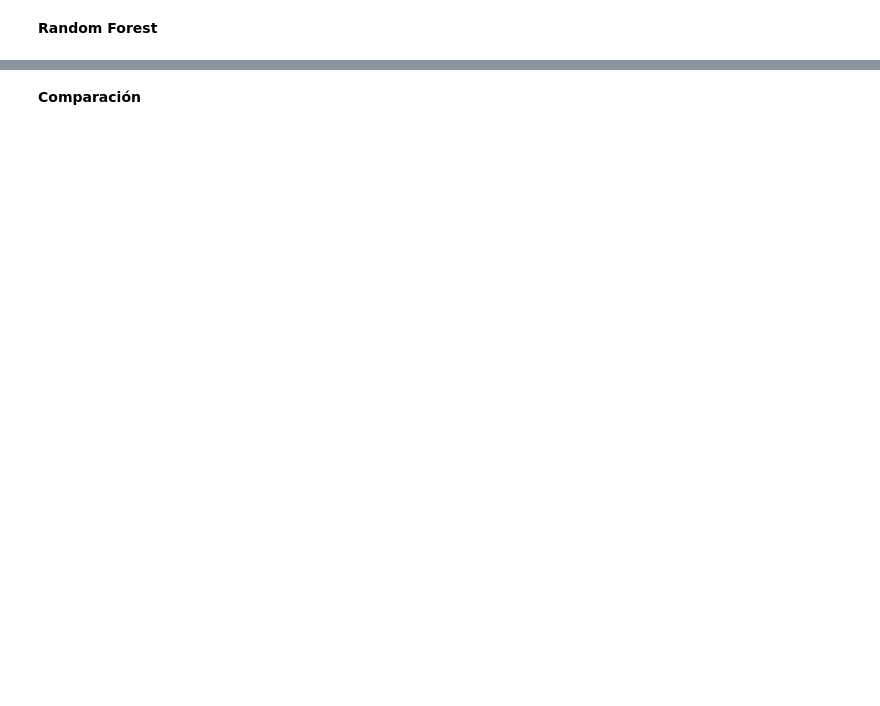
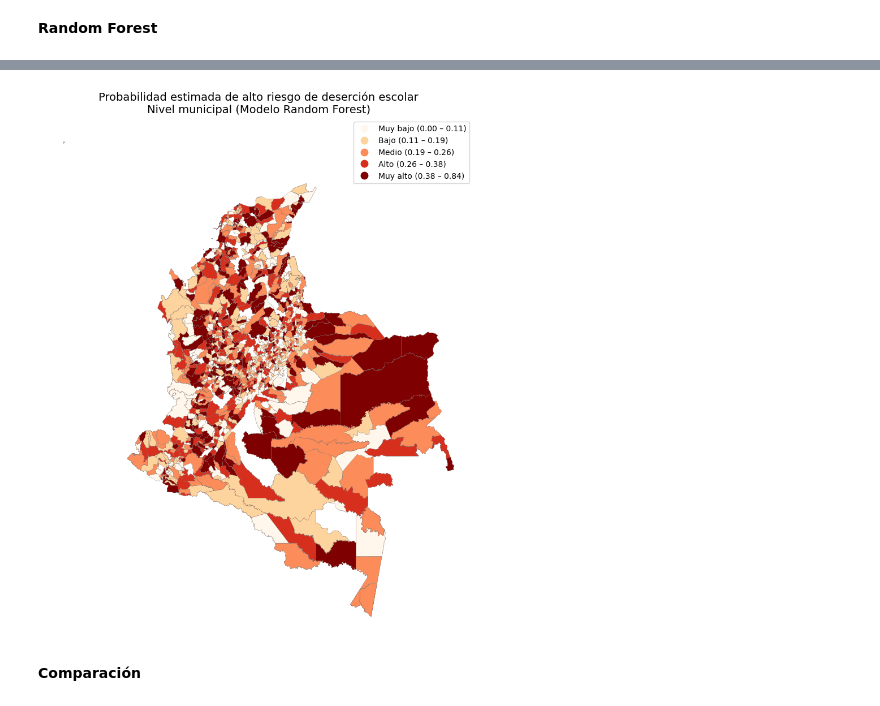
Before and after one commit to asguzmanm/TrabajoFinalCUN, a Jupyter notebook: TrabajoFinal.ipynb, the cells around one changed output, grey strips where cells are left out. Saved outputs shown, nothing was run; the diff lists cells and outputs as text; code cells hidden in the pictures; blank space fills up the shorter version.

```diff
--- a/TrabajoFinal.ipynb
+++ b/TrabajoFinal.ipynb
@@ -1179,0 +1236,82 @@ array([[1664,   98],
+# %%
+# Asegurar formato string 5 dígitos
+mapa_muni["MPIO_CDPMP"] = (
+    mapa_muni["MPIO_CDPMP"]
+    .astype(str)
+    .str.zfill(5)
+)
+
+# Merge con resultados del modelo
+mapa_final = mapa_muni.merge(
+    resultados_test,
+    left_on="MPIO_CDPMP",
+    right_on="código_municipio",
+    how="left"
+)
+
+#mapa_final.head()
+# %%
+import matplotlib.pyplot as plt
+import mapclassify
+import pandas as pd
+import numpy as np
+
+mask = mapa_final["probabilidad"].notna()
+
+clasificador = mapclassify.Quantiles(
+    mapa_final.loc[mask, "probabilidad"],
+    k=5
+)
+
+bins = clasificador.bins
+min_val = mapa_final.loc[mask, "probabilidad"].min()
+
+niveles = ["Muy bajo", "Bajo", "Medio", "Alto", "Muy alto"]
+labels = []
+
+for i in range(5):
+    if i == 0:
+        lower = min_val
+    else:
+        lower = bins[i-1]
+    upper = bins[i]
+    labels.append(f"{niveles[i]} ({lower:.2f} – {upper:.2f})")
+
+# Crear categoría ordenada correctamente
+mapa_final["categoria_riesgo"] = np.nan
+mapa_final.loc[mask, "categoria_riesgo"] = clasificador.yb
+
+# Mapear etiquetas
+mapa_final.loc[mask, "categoria_riesgo"] = (
+    mapa_final.loc[mask, "categoria_riesgo"]
+    .astype(int)
+    .map(dict(enumerate(labels)))
+)
+
+# Convertir a categoría ordenada explícitamente
+mapa_final["categoria_riesgo"] = pd.Categorical(
+    mapa_final["categoria_riesgo"],
+    categories=labels,   # Orden correcto
+    ordered=True
+)
+
+# Graficar
+fig, ax = plt.subplots(1, 1, figsize=(14, 12))
+
+mapa_final.plot(
+    column="categoria_riesgo",
+    cmap="OrRd",  # claro → oscuro
+    legend=True,
+    edgecolor="gray",
+    linewidth=0.2,
+    ax=ax
+)
+
+ax.set_title(
+    "Probabilidad estimada de alto riesgo de deserción escolar\nNivel municipal (Modelo Random Forest)",
+    fontsize=14
+)
+
+ax.axis("off")
+plt.show()
+# %% [output]
@@ -1180,3 +1321,4 @@ array([[1664,   98],
+[figure, added]
 # %% [markdown]
 **Comparación**
 # %%
```
Also changed, not shown: parts of 12 cells of this notebook.
